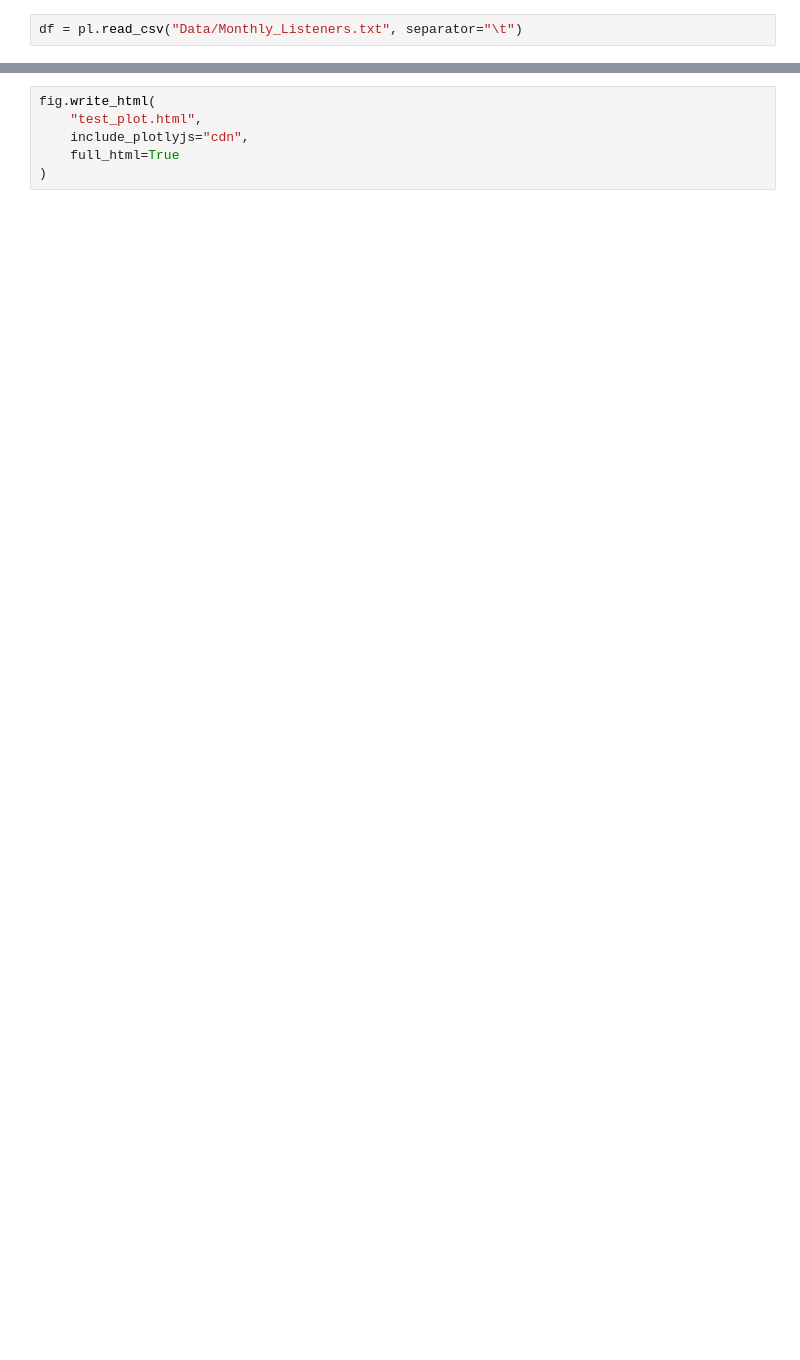
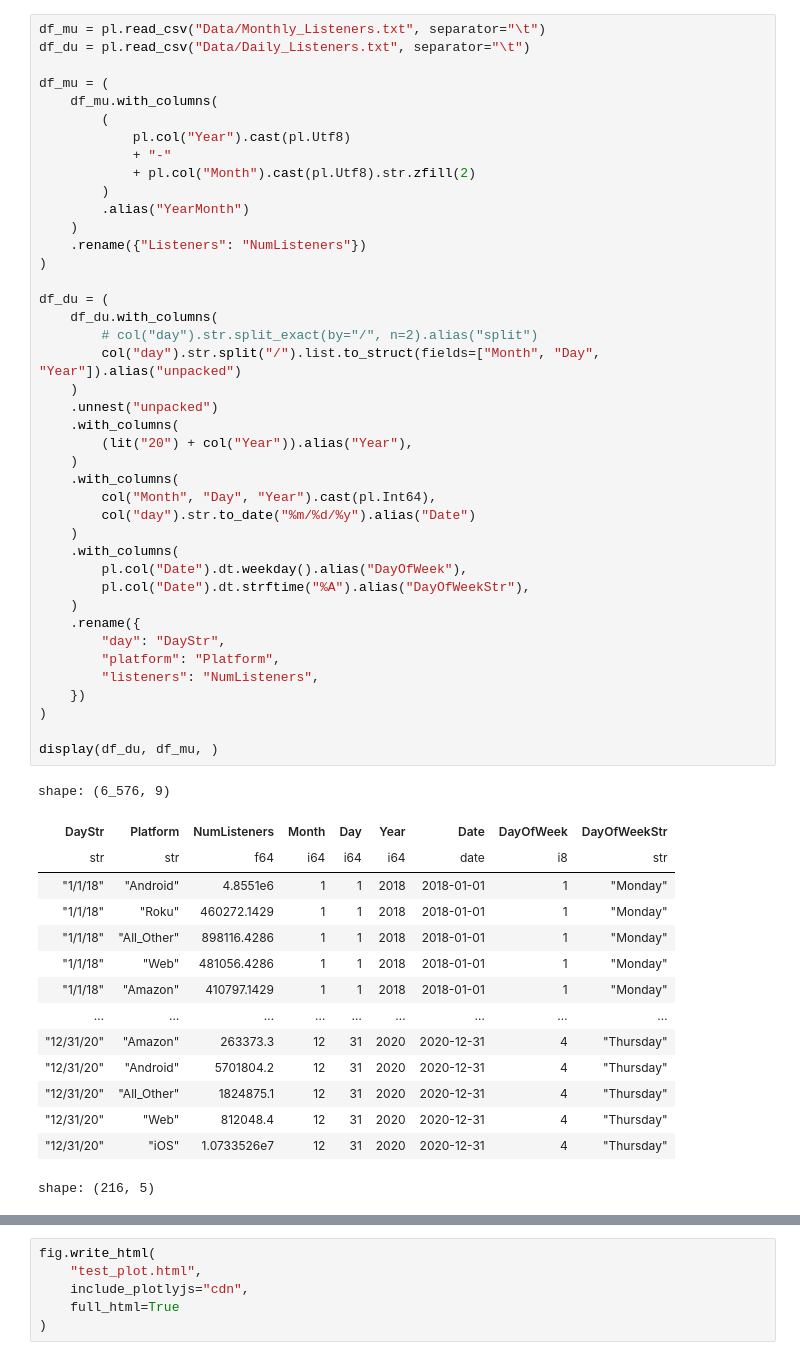
Before and after one commit to dancking/listener_retention_analysis, a Jupyter notebook: notebook.ipynb, the cells around one changed output, grey strips where cells are left out. Drawn from its saved outputs; the diff is of its cells as text; blank space fills up the shorter version.

```diff
--- a/notebook.ipynb
+++ b/notebook.ipynb
@@ -4,3 +8,58 @@ import polars as pl
 import plotly.express as px
 # %%
-df = pl.read_csv("Data/Monthly_Listeners.txt", separator="\t")
+df_mu = pl.read_csv("Data/Monthly_Listeners.txt", separator="\t")
+df_du = pl.read_csv("Data/Daily_Listeners.txt", separator="\t")
+
+df_mu = (
+    df_mu.with_columns(
+        (
+            pl.col("Year").cast(pl.Utf8)
+            + "-"
+            + pl.col("Month").cast(pl.Utf8).str.zfill(2)
+        )
+        .alias("YearMonth")
+    )
+    .rename({"Listeners": "NumListeners"})
+)
+
+df_du = (
+    df_du.with_columns(
+        # col("day").str.split_exact(by="/", n=2).alias("split")
+        col("day").str.split("/").list.to_struct(fields=["Month", "Day", "Year"]).alias("unpacked")
+    )
+    .unnest("unpacked")
+    .with_columns(
+        (lit("20") + col("Year")).alias("Year"),
+    )
+    .with_columns(
+        col("Month", "Day", "Year").cast(pl.Int64),
+        col("day").str.to_date("%m/%d/%y").alias("Date")
+    )
+    .with_columns(
+        pl.col("Date").dt.weekday().alias("DayOfWeek"),
+        pl.col("Date").dt.strftime("%A").alias("DayOfWeekStr"),
+    )
+    .rename({
+        "day": "DayStr",
+        "platform": "Platform",
+        "listeners": "NumListeners",
+    })
+)
+
+display(df_du, df_mu, )
+# %% [output]
+shape: (6_576, 9)
+| DayStr | Platform | NumListeners | Month | Day | Year | Date | DayOfWeek | DayOfWeekStr |
+| str | str | f64 | i64 | i64 | i64 | date | i8 | str |
+| "1/1/18" | "Android" | 4.8551e6 | 1 | 1 | 2018 | 2018-01-01 | 1 | "Monday" |
+| "1/1/18" | "Roku" | 460272.1429 | 1 | 1 | 2018 | 2018-01-01 | 1 | "Monday" |
+| "1/1/18" | "All_Other" | 898116.4286 | 1 | 1 | 2018 | 2018-01-01 | 1 | "Monday" |
+| "1/1/18" | "Web" | 481056.4286 | 1 | 1 | 2018 | 2018-01-01 | 1 | "Monday" |
+| "1/1/18" | "Amazon" | 410797.1429 | 1 | 1 | 2018 | 2018-01-01 | 1 | "Monday" |
+| … | … | … | … | … | … | … | … | … |
+| "12/31/20" | "Amazon" | 263373.3 | 12 | 31 | 2020 | 2020-12-31 | 4 | "Thursday" |
+| "12/31/20" | "Android" | 5701804.2 | 12 | 31 | 2020 | 2020-12-31 | 4 | "Thursday" |
+| "12/31/20" | "All_Other" | 1824875.1 | 12 | 31 | 2020 | 2020-12-31 | 4 | "Thursday" |
+| "12/31/20" | "Web" | 812048.4 | 12 | 31 | 2020 | 2020-12-31 | 4 | "Thursday" |
+| "12/31/20" | "iOS" | 1.0733526e7 | 12 | 31 | 2020 | 2020-12-31 | 4 | "Thursday" |
+shape: (216, 5)
```
Also changed, not shown: parts of 6 cells of this notebook, 5 other files.
